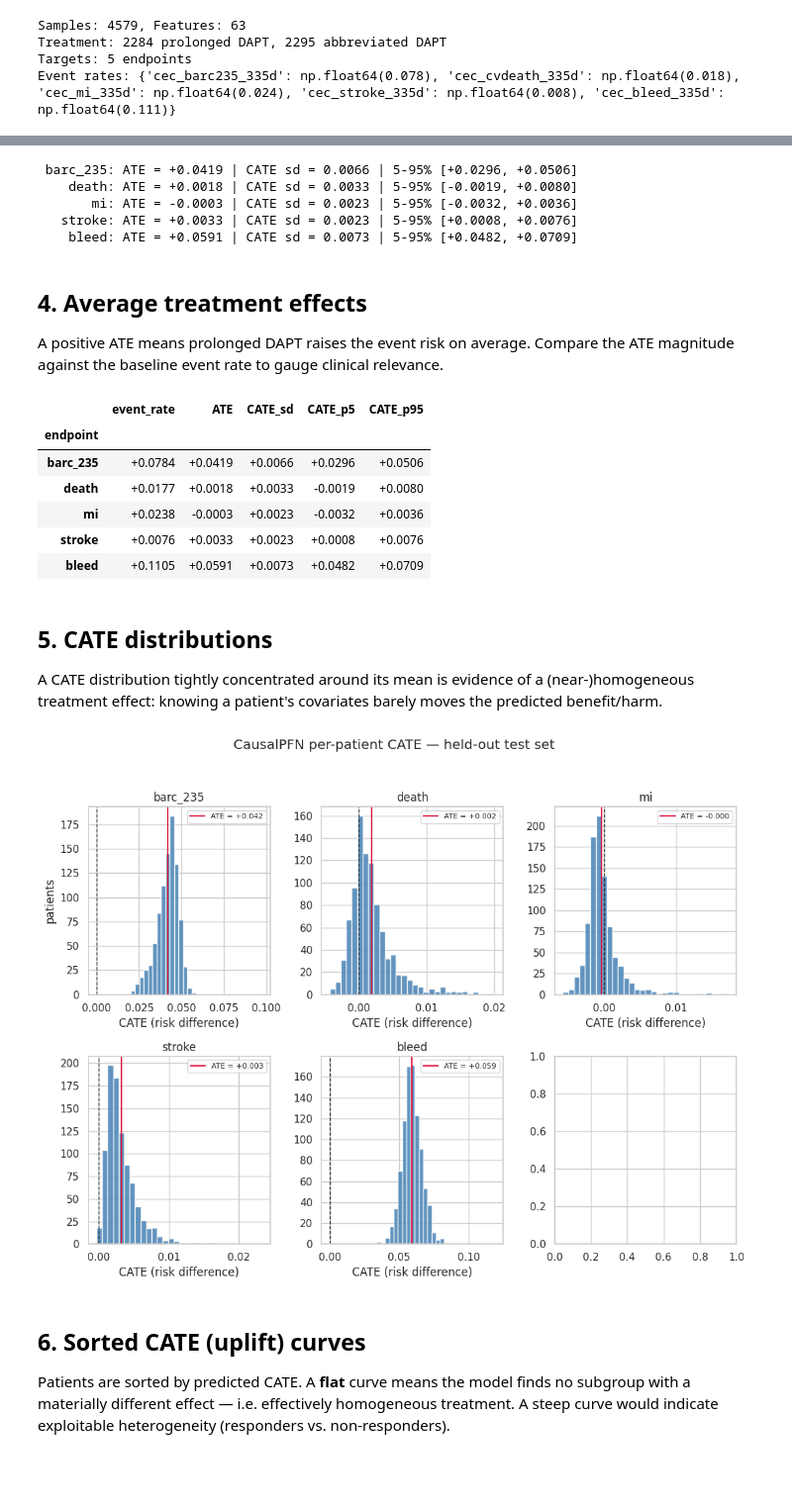
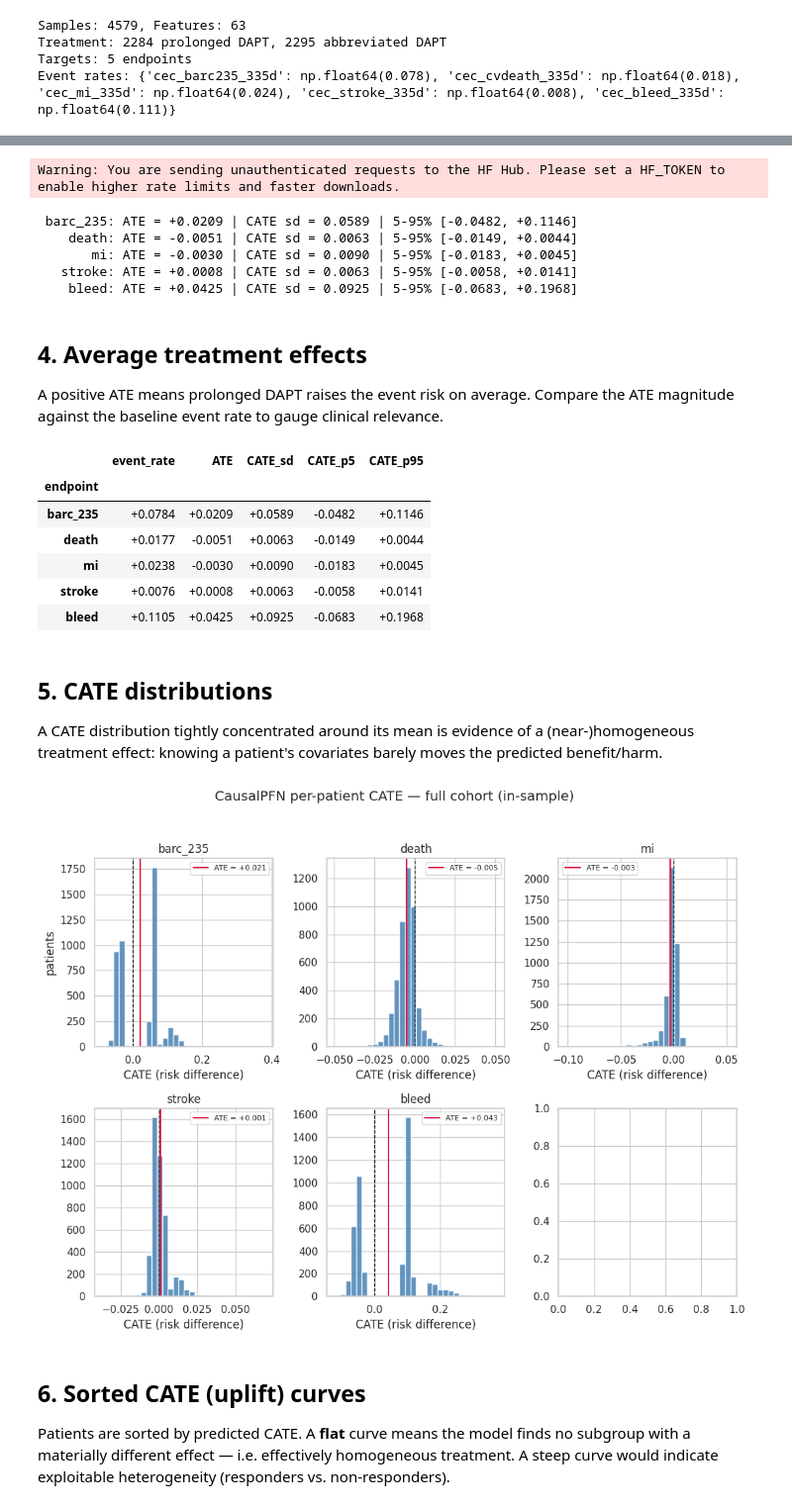
Before and after one commit to TommasoPioda/CATE-estimation-on-the-MASTER-DAPT-trial, a Jupyter notebook: Meta-learning/CausalFPN/08_CausalFPN.ipynb, the cells around one changed output, grey strips where cells are left out. Shown at 99% size. Saved outputs shown, nothing was run; the diff lists cells and outputs as text; code cells hidden in the pictures; blank space fills up the shorter version.

```diff
--- a/Meta-learning/CausalFPN/08_CausalFPN.ipynb
+++ b/Meta-learning/CausalFPN/08_CausalFPN.ipynb
@@ -87,11 +95,11 @@ training split only to avoid leakage.
 # %%
-X_train, X_test, T_train, T_test, Y_train, Y_test = train_test_split(
-    X_num, T, y_df, test_size=0.2, random_state=42
-)
+# Same preprocessing as the T-learner (05) and causal forest (06): KNN-impute then
+# RobustScale, fit on the FULL cohort. The CATE is estimated in-sample on the whole
+# cohort, so the distributions/ATE below cover the same patients, processed the same
+# way, as the other two methods. (§8 uses its own honest held-out split.)
+imputer = KNNImputer(n_neighbors=5)
+scaler = RobustScaler()
+X_all = scaler.fit_transform(imputer.fit_transform(X_num))   # -> float ndarray, full cohort
 
-imputer = KNNImputer(n_neighbors=5)
-X_train = imputer.fit_transform(X_train)   # -> float ndarray
-X_test = imputer.transform(X_test)
-
-print(f'Train: {X_train.shape[0]} patients | Test: {X_test.shape[0]} patients')
+print(f'Full cohort: {X_all.shape[0]} patients, {X_all.shape[1]} features')
 # %% [output]
@@ -107,27 +118,28 @@ above). The population ATE is the mean of the per-patient test CATEs.
 # %%
 ENDPOINTS = list(zip(TARGETS, TARGET_LABELS))   # subset to cut runtime on CPU
 
-cate_test = {}   # label -> per-patient CATE on the held-out test set
-ate = {}         # label -> population ATE (mean of test CATE)
+cate = {}   # label -> per-patient CATE on the full cohort (in-sample)
+ate = {}    # label -> population ATE (mean CATE)
 
 for target, label in ENDPOINTS:
-    y_train = Y_train[target].to_numpy()        # NumPy, not a pandas Series
+    y_all = y_df[target].to_numpy()             # NumPy, not a pandas Series
 
     estimator = CATEEstimator(device=DEVICE, verbose=False)
-    estimator.fit(X_train, T_train, y_train)
+    estimator.fit(X_all, T, y_all)
 
-    tau = np.asarray(estimator.estimate_cate(X_test))
-    cate_test[label] = tau
+    tau = np.asarray(estimator.estimate_cate(X_all))
+    cate[label] = tau
     ate[label] = float(tau.mean())
 
     print(f'{label:>9}: ATE = {ate[label]:+.4f} | CATE sd = {tau.std():.4f} '
           f'| 5-95% [{np.percentile(tau, 5):+.4f}, {np.percentile(tau, 95):+.4f}]')
 # %% [output]
- barc_235: ATE = +0.0419 | CATE sd = 0.0066 | 5-95% [+0.0296, +0.0506]
-    death: ATE = +0.0018 | CATE sd = 0.0033 | 5-95% [-0.0019, +0.0080]
-       mi: ATE = -0.0003 | CATE sd = 0.0023 | 5-95% [-0.0032, +0.0036]
-   stroke: ATE = +0.0033 | CATE sd = 0.0023 | 5-95% [+0.0008, +0.0076]
-    bleed: ATE = +0.0591 | CATE sd = 0.0073 | 5-95% [+0.0482, +0.0709]
+Warning: You are sending unauthenticated requests to the HF Hub. Please set a HF_TOKEN to enable higher rate limits and faster downloads.
+ barc_235: ATE = +0.0209 | CATE sd = 0.0589 | 5-95% [-0.0482, +0.1146]
+    death: ATE = -0.0051 | CATE sd = 0.0063 | 5-95% [-0.0149, +0.0044]
+       mi: ATE = -0.0030 | CATE sd = 0.0090 | 5-95% [-0.0183, +0.0045]
+   stroke: ATE = +0.0008 | CATE sd = 0.0063 | 5-95% [-0.0058, +0.0141]
+    bleed: ATE = +0.0425 | CATE sd = 0.0925 | 5-95% [-0.0683, +0.1968]
 # %% [markdown]
 ## 4. Average treatment effects
 
@@ -137,9 +149,9 @@ magnitude against the baseline event rate to gauge clinical relevance.
 ate_df = pd.DataFrame({
     'event_rate': [y_df[t].mean() for t, _ in ENDPOINTS],
     'ATE': [ate[l] for _, l in ENDPOINTS],
-    'CATE_sd': [cate_test[l].std() for _, l in ENDPOINTS],
-    'CATE_p5': [np.percentile(cate_test[l], 5) for _, l in ENDPOINTS],
-    'CATE_p95': [np.percentile(cate_test[l], 95) for _, l in ENDPOINTS],
+    'CATE_sd': [cate[l].std() for _, l in ENDPOINTS],
+    'CATE_p5': [np.percentile(cate[l], 5) for _, l in ENDPOINTS],
+    'CATE_p95': [np.percentile(cate[l], 95) for _, l in ENDPOINTS],
 }, index=[l for _, l in ENDPOINTS])
 ate_df.index.name = 'endpoint'
 
@@ -147,11 +159,11 @@ display(ate_df.style.format('{:+.4f}').background_gradient(subset=['ATE'], cmap=
 # %% [output]
 |  | event_rate | ATE | CATE_sd | CATE_p5 | CATE_p95 |
 | endpoint |  |  |  |  |  |
-| barc_235 | +0.0784 | +0.0419 | +0.0066 | +0.0296 | +0.0506 |
-| death | +0.0177 | +0.0018 | +0.0033 | -0.0019 | +0.0080 |
-| mi | +0.0238 | -0.0003 | +0.0023 | -0.0032 | +0.0036 |
-| stroke | +0.0076 | +0.0033 | +0.0023 | +0.0008 | +0.0076 |
-| bleed | +0.1105 | +0.0591 | +0.0073 | +0.0482 | +0.0709 |
+| barc_235 | +0.0784 | +0.0209 | +0.0589 | -0.0482 | +0.1146 |
+| death | +0.0177 | -0.0051 | +0.0063 | -0.0149 | +0.0044 |
+| mi | +0.0238 | -0.0030 | +0.0090 | -0.0183 | +0.0045 |
+| stroke | +0.0076 | +0.0008 | +0.0063 | -0.0058 | +0.0141 |
+| bleed | +0.1105 | +0.0425 | +0.0925 | -0.0683 | +0.1968 |
 # %% [markdown]
 ## 5. CATE distributions
 
@@ -160,22 +172,22 @@ treatment effect: knowing a patient's covariates barely moves the predicted bene
 # %%
 fig, axes = plt.subplots(2, 3, figsize=(3.6 * 3, 8), squeeze=False)
 axes = axes.ravel()
 
 for ax, (_, label) in zip(axes, ENDPOINTS):
-    tau = cate_test[label]
+    tau = cate[label]
     ax.hist(tau, bins=30, color='steelblue', alpha=0.85)
     ax.axvline(0, color='k', lw=1, ls='--')
     ax.axvline(tau.mean(), color='crimson', lw=1.5, label=f'ATE = {tau.mean():+.3f}')
     ax.set_title(label)
     ax.set_xlabel('CATE (risk difference)')
     ax.legend(fontsize=8)
 axes[0].set_ylabel('patients')
 
-fig.suptitle('CausalPFN per-patient CATE — held-out test set', y=1.03)
+fig.suptitle('CausalPFN per-patient CATE — full cohort (in-sample)', y=1.03)
 plt.tight_layout()
 plt.show()
 # %% [output]
-[figure, old version]
+[figure, new version]
 # %% [markdown]
 ## 6. Sorted CATE (uplift) curves
 
```
Also changed, not shown: parts of 9 cells of this notebook.
